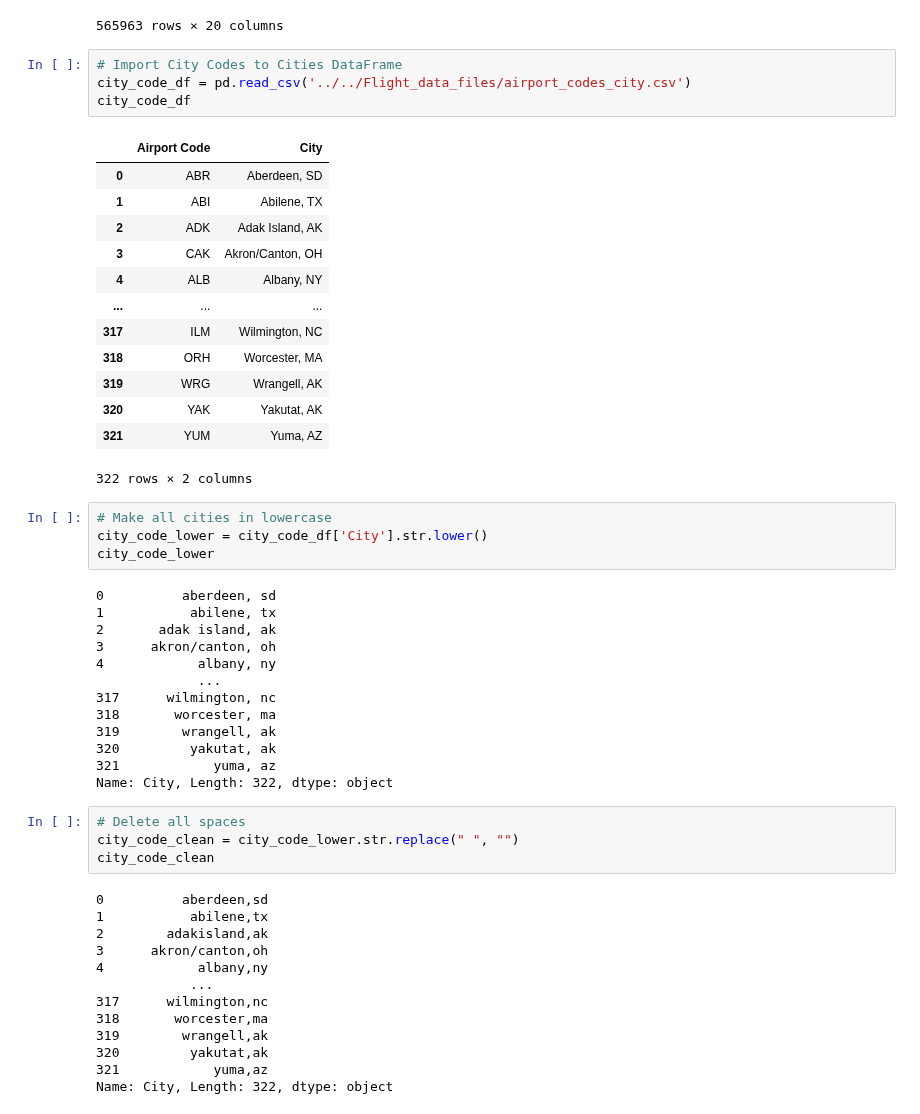
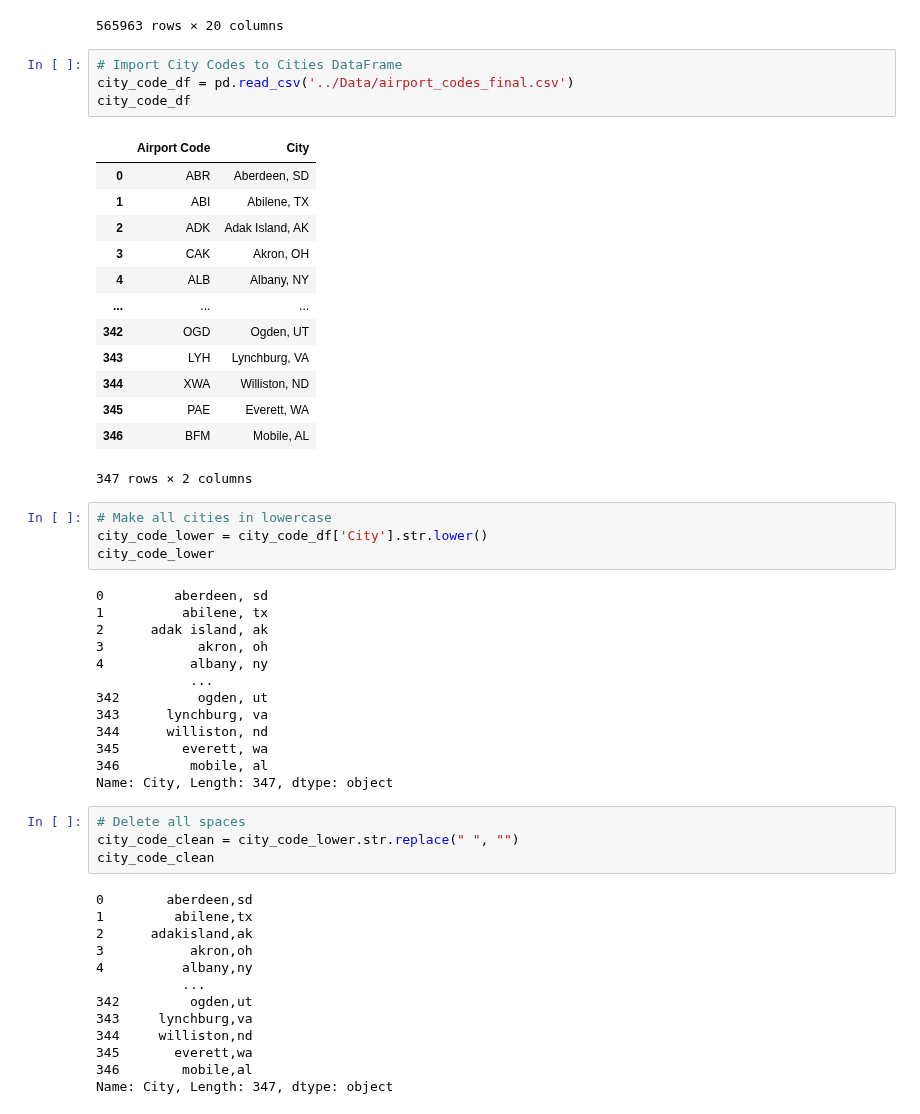
Before and after one commit to Duegan24/Final_Project, a Jupyter notebook: Database/weather/airport_weather.ipynb, the cells around one changed output. Drawn from its saved outputs; the diff is of its cells as text.

Commit message:
reorganization of wweather city codes, fixed flight data

```diff
--- a/Database/weather/airport_weather.ipynb
+++ b/Database/weather/airport_weather.ipynb
@@ -28,56 +28,56 @@ initial_2019
 565963 rows × 20 columns
 # %%
 # Import City Codes to Cities DataFrame
-city_code_df = pd.read_csv('../../Flight_data_files/airport_codes_city.csv')
+city_code_df = pd.read_csv('../Data/airport_codes_final.csv')
 city_code_df
 # %% [output]
 |  | Airport Code | City |
 | 0 | ABR | Aberdeen, SD |
 | 1 | ABI | Abilene, TX |
 | 2 | ADK | Adak Island, AK |
-| 3 | CAK | Akron/Canton, OH |
+| 3 | CAK | Akron, OH |
 | 4 | ALB | Albany, NY |
 | ... | ... | ... |
-| 317 | ILM | Wilmington, NC |
-| 318 | ORH | Worcester, MA |
-| 319 | WRG | Wrangell, AK |
-| 320 | YAK | Yakutat, AK |
-| 321 | YUM | Yuma, AZ |
+| 342 | OGD | Ogden, UT |
+| 343 | LYH | Lynchburg, VA |
+| 344 | XWA | Williston, ND |
+| 345 | PAE | Everett, WA |
+| 346 | BFM | Mobile, AL |
-322 rows × 2 columns
+347 rows × 2 columns
 # %%
 # Make all cities in lowercase
 city_code_lower = city_code_df['City'].str.lower()
 city_code_lower
 # %% [output]
-0          aberdeen, sd
-1           abilene, tx
-2       adak island, ak
-3      akron/canton, oh
-4            albany, ny
-             ...
-317      wilmington, nc
-318       worcester, ma
-319        wrangell, ak
-320         yakutat, ak
-321            yuma, az
-Name: City, Length: 322, dtype: object
+0         aberdeen, sd
+1          abilene, tx
+2      adak island, ak
+3            akron, oh
+4           albany, ny
+            ...
+342          ogden, ut
+343      lynchburg, va
+344      williston, nd
+345        everett, wa
+346         mobile, al
+Name: City, Length: 347, dtype: object
 # %%
 # Delete all spaces
 city_code_clean = city_code_lower.str.replace(" ", "")
 city_code_clean
 # %% [output]
-0          aberdeen,sd
-1           abilene,tx
-2        adakisland,ak
-3      akron/canton,oh
-4            albany,ny
-            ...
-317      wilmington,nc
-318       worcester,ma
-319        wrangell,ak
-320         yakutat,ak
-321            yuma,az
-Name: City, Length: 322, dtype: object
+0        aberdeen,sd
+1         abilene,tx
+2      adakisland,ak
+3           akron,oh
+4          albany,ny
+           ...
+342         ogden,ut
+343     lynchburg,va
+344     williston,nd
+345       everett,wa
+346        mobile,al
+Name: City, Length: 347, dtype: object
 # %%
 # Convert the lowercase/no space city series to a dataframe
 lower_city_df = city_code_clean.to_frame()
```
Also changed, not shown: parts of 40 cells of this notebook, 5 other files.
